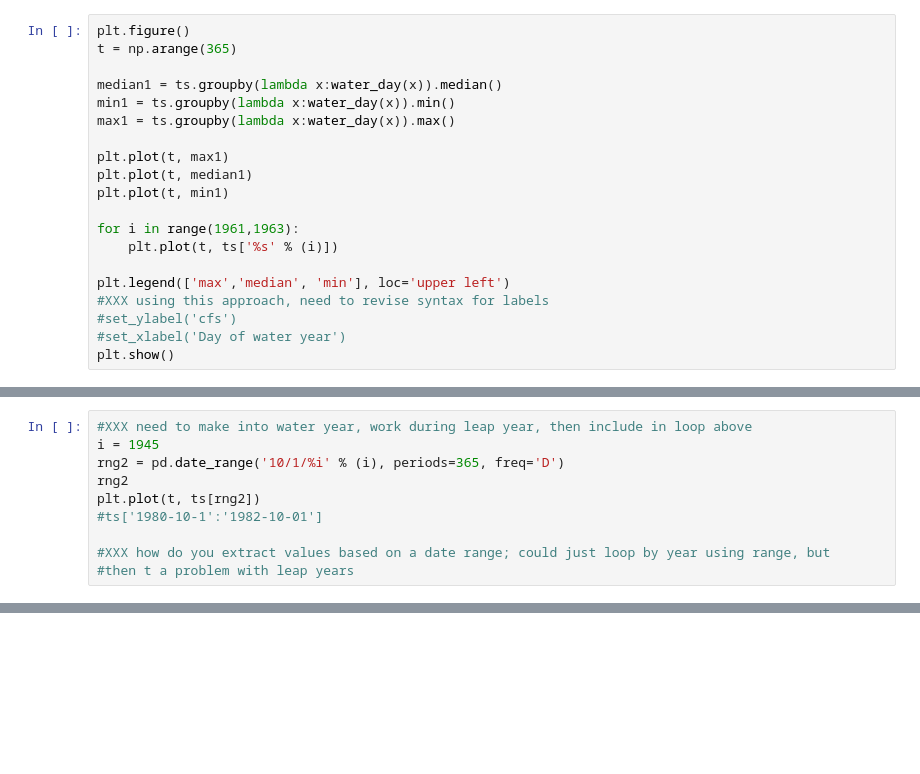
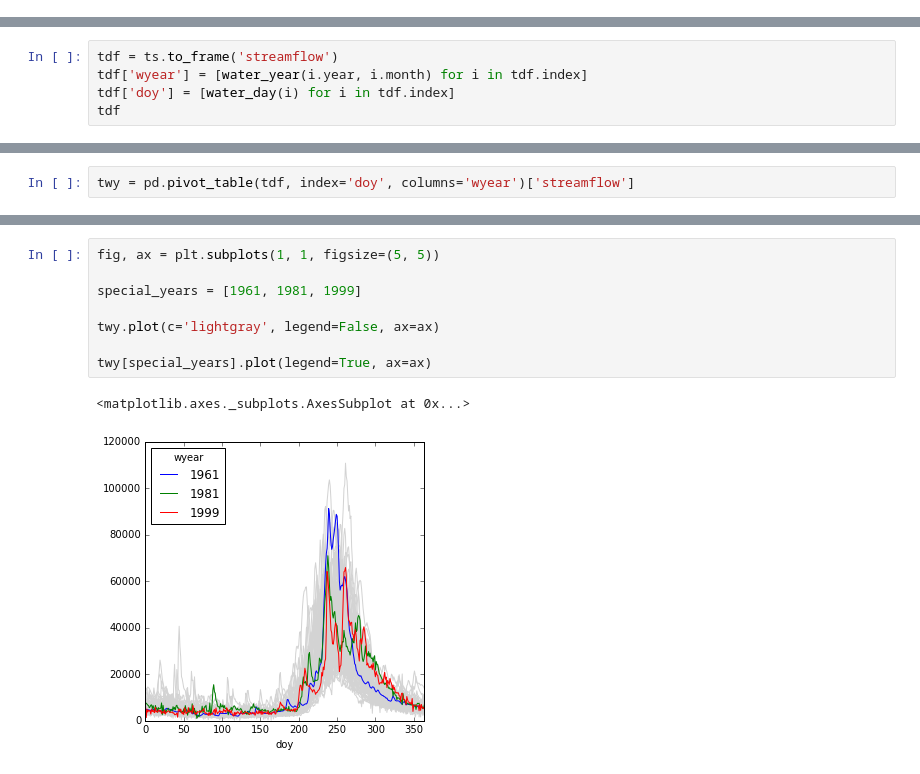
Before and after one commit to julievano/storyline_plots, a Jupyter notebook: notebooks/storylines_metrics_libby.ipynb, the cells around one changed output, grey strips where cells are left out. Cells and saved outputs as stored; diff of their text form; blank space fills up the shorter version.

```diff
--- a/notebooks/storylines_metrics_libby.ipynb
+++ b/notebooks/storylines_metrics_libby.ipynb
@@ -101,20 +112,0 @@ plt.xlim((0,366))
-# %%
-plt.figure()
-t = np.arange(365)
-
-median1 = ts.groupby(lambda x:water_day(x)).median()
-min1 = ts.groupby(lambda x:water_day(x)).min()
-max1 = ts.groupby(lambda x:water_day(x)).max()
-
-plt.plot(t, max1)
-plt.plot(t, median1)
-plt.plot(t, min1)
-
-for i in range(1961,1963):
-    plt.plot(t, ts['%s' % (i)])
-
-plt.legend(['max','median', 'min'], loc='upper left')
-#XXX using this approach, need to revise syntax for labels
-#set_ylabel('cfs')
-#set_xlabel('Day of water year')
-plt.show()
@@ -123,10 +112,0 @@ plt.show()
-# %%
-#XXX need to make into water year, work during leap year, then include in loop above
-i = 1945
-rng2 = pd.date_range('10/1/%i' % (i), periods=365, freq='D')
-rng2
-plt.plot(t, ts[rng2])
-#ts['1980-10-1':'1982-10-01']
-
-#XXX how do you extract values based on a date range; could just loop by year using range, but
-#then t a problem with leap years
@@ -134,0 +113,5 @@ KeyError: "['1945-10-01T00:00:00.000000000Z' '1945-10-02T00:00:00.000000000Z'\n
+# %%
+tdf = ts.to_frame('streamflow')
+tdf['wyear'] = [water_year(i.year, i.month) for i in tdf.index]
+tdf['doy'] = [water_day(i) for i in tdf.index]
+tdf
@@ -134,0 +132,2 @@ KeyError: "['1945-10-01T00:00:00.000000000Z' '1945-10-02T00:00:00.000000000Z'\n
+# %%
+twy = pd.pivot_table(tdf, index='doy', columns='wyear')['streamflow']
@@ -135 +151,12 @@ KeyError: "['1945-10-01T00:00:00.000000000Z' '1945-10-02T00:00:00.000000000Z'\n
+# %%
+fig, ax = plt.subplots(1, 1, figsize=(5, 5))
+
+special_years = [1961, 1981, 1999]
+
+twy.plot(c='lightgray', legend=False, ax=ax)
+
+twy[special_years].plot(legend=True, ax=ax)
+# %% [output]
+<matplotlib.axes._subplots.AxesSubplot at 0x...>
+[figure, added]
 # %%
```
Also changed, not shown: parts of 25 cells of this notebook, 1 other file.
